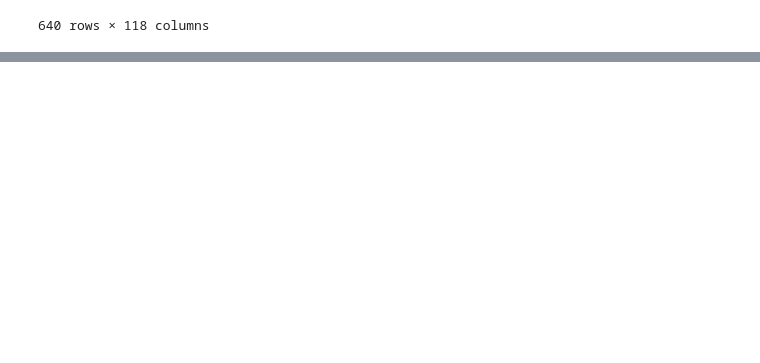
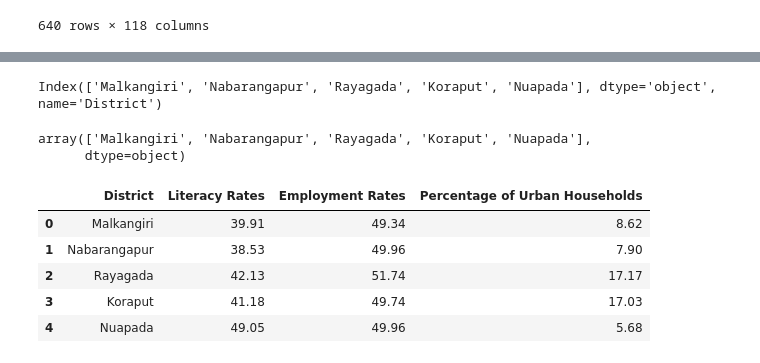
Before and after one commit to tam0w/poverty_data, a Jupyter notebook: eda.ipynb, the cells around one changed output, grey strips where cells are left out. Saved outputs shown, nothing was run; the diff lists cells and outputs as text; code cells hidden in the pictures; blank space fills up the shorter version.

```diff
--- a/eda.ipynb
+++ b/eda.ipynb
@@ -118,0 +130,38 @@ df
+# %%
+poor_districts = ['Malkangiri', 'Nabarangapur', 'Rayagada', 'Koraput', 'Nuapada']
+df_list = []
+df_poor = pd.DataFrame()
+for district in poor_districts:
+  df_list.append(df.query(f'District == "{district}"'))
+
+df_poor = pd.concat(df_list)
+df_poor
+# %% [output]
+Index(['Malkangiri', 'Nabarangapur', 'Rayagada', 'Koraput', 'Nuapada'], dtype='object', name='District')
+# %%
+df_poor.index.values
+# %% [output]
+array(['Malkangiri', 'Nabarangapur', 'Rayagada', 'Koraput', 'Nuapada'],
+      dtype=object)
+# %%
+literacy_rates = []
+employment_rates = []
+pct_urban_households = []
+
+for district in df_poor.index:
+
+ literacy_rates.append(round(float(df_poor.loc[district]['Literate Population'] / df_poor.loc[district]['Total Population']) * 100,2))
+ employment_rates.append(round(float(df_poor.loc[district]['Unemployed Population'] / df_poor.loc[district]['Total Population'])  * 100,2))
+ pct_urban_households.append(round(float(df_poor.loc[district]['Urban_Households'] / df_poor.loc[district]['Households'][1])  * 100,2))
+
+
+
+df_poor_plot = pd.DataFrame({'District': df_poor.index.values, 'Literacy Rates': literacy_rates, 'Employment Rates': employment_rates, "Percentage of Urban Households": pct_urban_households})
+df_poor_plot
+# %% [output]
+|  | District | Literacy Rates | Employment Rates | Percentage of Urban Households |
+| 0 | Malkangiri | 39.91 | 49.34 | 8.62 |
+| 1 | Nabarangapur | 38.53 | 49.96 | 7.90 |
+| 2 | Rayagada | 42.13 | 51.74 | 17.17 |
+| 3 | Koraput | 41.18 | 49.74 | 17.03 |
+| 4 | Nuapada | 49.05 | 49.96 | 5.68 |
```
Also changed, not shown: parts of 5 cells of this notebook.
